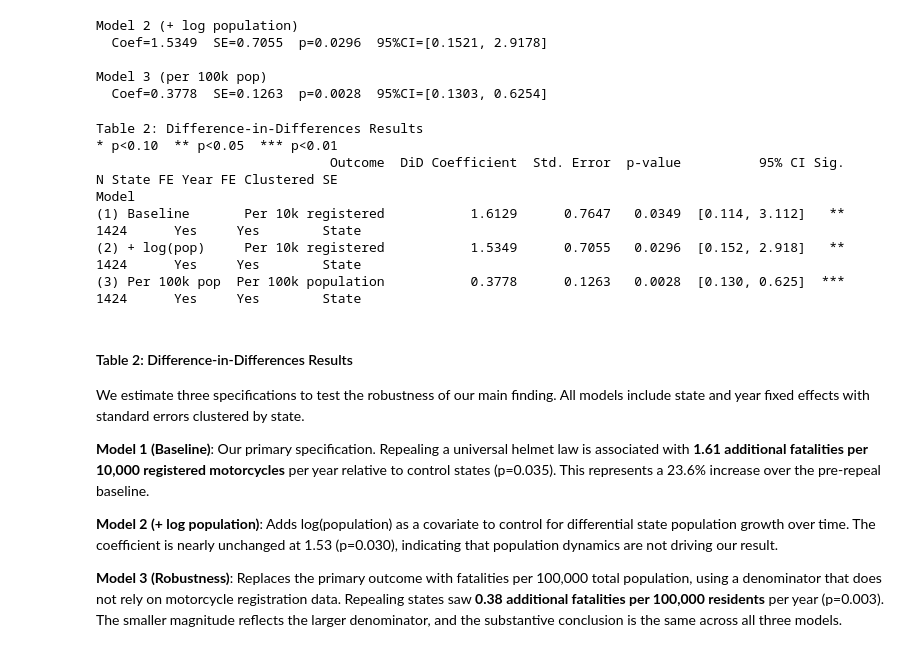
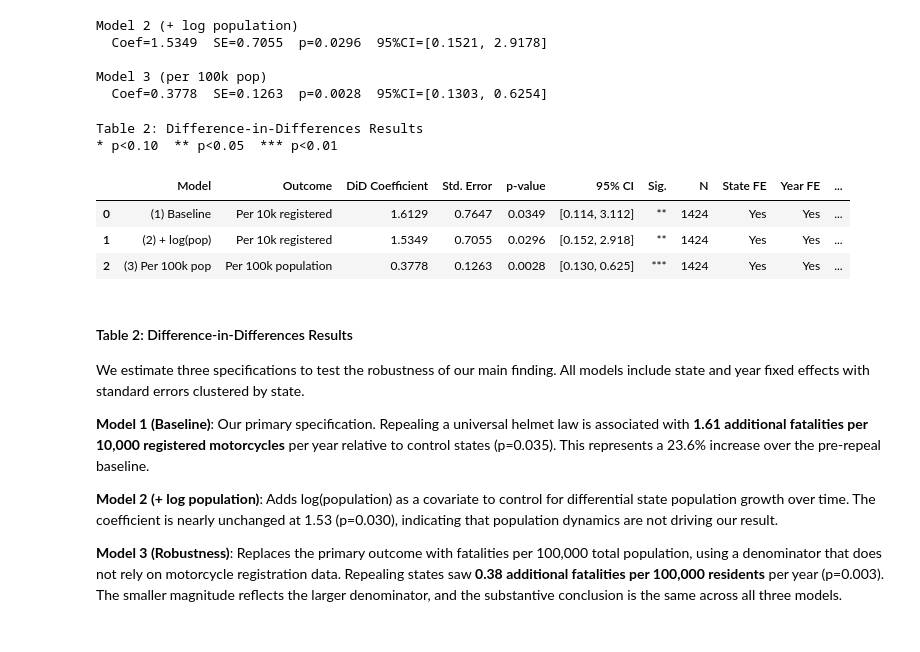
Before and after one commit to Vihaan8/causal_inference_motorcycle_laws, a Jupyter notebook: models/did.ipynb, the cells around one changed output. Saved outputs shown, nothing was run; the diff lists cells and outputs as text; code cells hidden in the pictures.

```diff
--- a/models/did.ipynb
+++ b/models/did.ipynb
@@ -471,40 +471,39 @@ for name, model, outcome in [
     ("(1) Baseline", model1, "Per 10k registered"),
     ("(2) + log(pop)", model2, "Per 10k registered"),
     ("(3) Per 100k pop", model3, "Per 100k population"),
 ]:
     c = model.params["treated:post"]
     se = model.bse["treated:post"]
     p = model.pvalues["treated:post"]
     ci = model.conf_int().loc["treated:post"]
     stars = "***" if p < 0.01 else ("**" if p < 0.05 else ("*" if p < 0.10 else ""))
     rows.append(
         {
             "Model": name,
             "Outcome": outcome,
             "DiD Coefficient": round(c, 4),
             "Std. Error": round(se, 4),
             "p-value": round(p, 4),
             "95% CI": f"[{ci[0]:.3f}, {ci[1]:.3f}]",
             "Sig.": stars,
             "N": int(model.nobs),
             "State FE": "Yes",
             "Year FE": "Yes",
             "Clustered SE": "State",
         }
     )
 
-tbl2 = pd.DataFrame(rows).set_index("Model")
+tbl2 = pd.DataFrame(rows)
 print("Table 2: Difference-in-Differences Results")
 print("* p<0.10  ** p<0.05  *** p<0.01")
-print(tbl2.to_string())
+tbl2
 # %% [output]
 Table 2: Difference-in-Differences Results
 * p<0.10  ** p<0.05  *** p<0.01
-                              Outcome  DiD Coefficient  Std. Error  p-value          95% CI Sig.     N State FE Year FE Clustered SE
-Model
-(1) Baseline       Per 10k registered           1.6129      0.7647   0.0349  [0.114, 3.112]   **  1424      Yes     Yes        State
-(2) + log(pop)     Per 10k registered           1.5349      0.7055   0.0296  [0.152, 2.918]   **  1424      Yes     Yes        State
-(3) Per 100k pop  Per 100k population           0.3778      0.1263   0.0028  [0.130, 0.625]  ***  1424      Yes     Yes        State
+|  | Model | Outcome | DiD Coefficient | Std. Error | p-value | 95% CI | Sig. | N | State FE | Year FE | ... |
+| 0 | (1) Baseline | Per 10k registered | 1.6129 | 0.7647 | 0.0349 | [0.114, 3.112] | ** | 1424 | Yes | Yes | ... |
+| 1 | (2) + log(pop) | Per 10k registered | 1.5349 | 0.7055 | 0.0296 | [0.152, 2.918] | ** | 1424 | Yes | Yes | ... |
+| 2 | (3) Per 100k pop | Per 100k population | 0.3778 | 0.1263 | 0.0028 | [0.130, 0.625] | *** | 1424 | Yes | Yes | ... |
 # %% [markdown]
 #### Table 2: Difference-in-Differences Results
 
```
Also changed, not shown: parts of 7 cells of this notebook.
